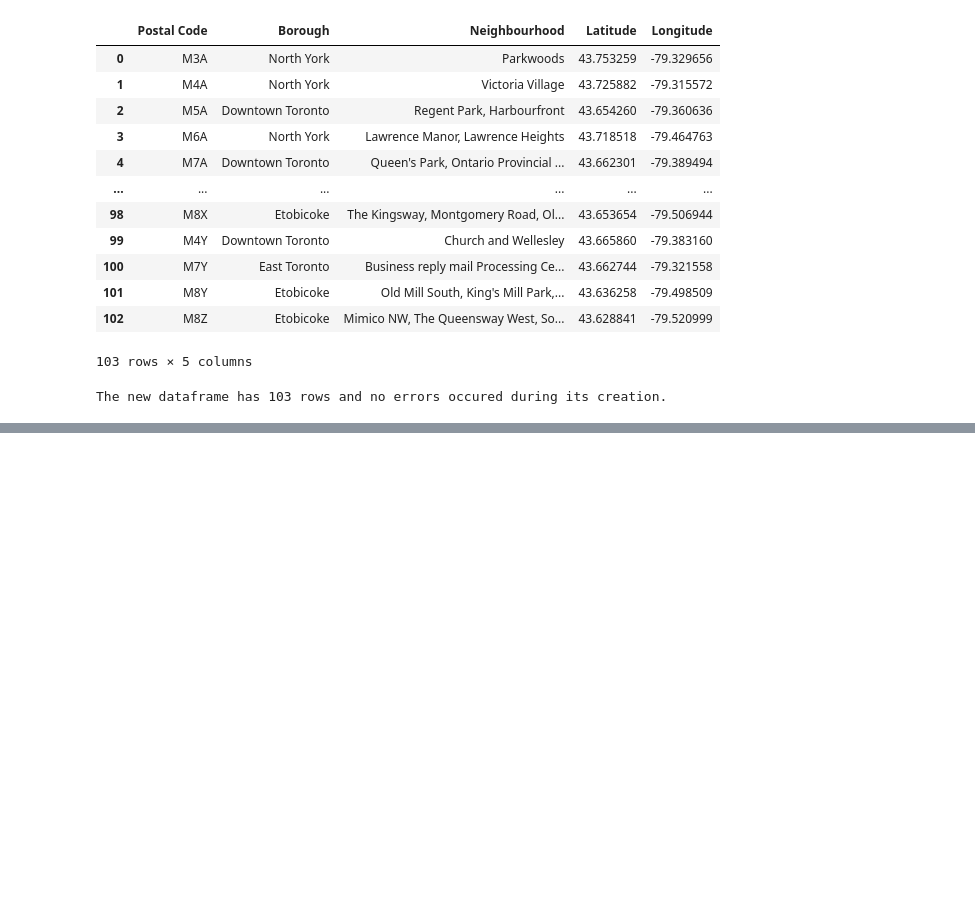
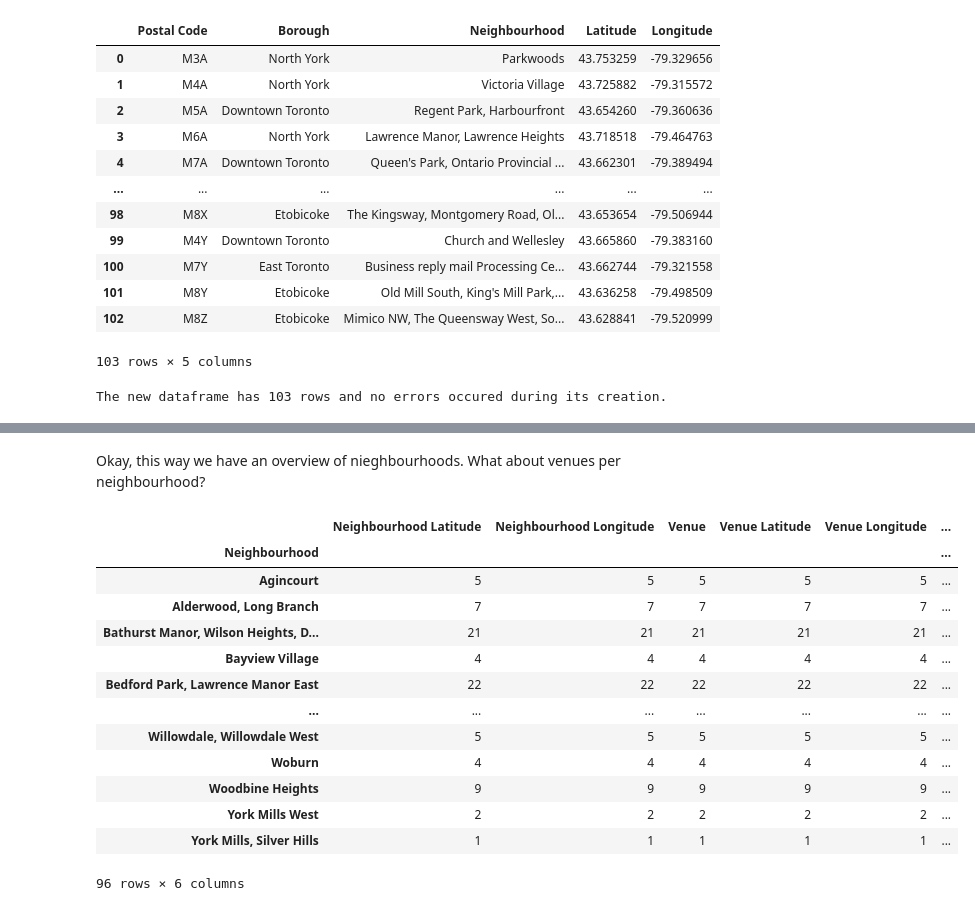
Before and after one commit to ValdsteiN/IBM_Data_Science_certification_course, a Jupyter notebook: 9.Applied Data Science Capstone/Week 3 - Neighborhood Segmentation and Clustering/Week 3 - Final Assignmentof the week.ipynb, the cells around one changed output, grey strips where cells are left out. Drawn from its saved outputs; the diff is of its cells as text; code cells hidden in the pictures; blank space fills up the shorter version.

```diff
--- a/9.Applied Data Science Capstone/Week 3 - Neighborhood Segmentation and Clustering/Week 3 - Final Assignmentof the week.ipynb
+++ b/9.Applied Data Science Capstone/Week 3 - Neighborhood Segmentation and Clustering/Week 3 - Final Assignmentof the week.ipynb
@@ -226,0 +387,19 @@ The new dataframe has 103 rows and no errors occured during its creation.
+# %% [markdown]
+Okay, this way we have an overview of nieghbourhoods. What about venues per neighbourhood?
+# %%
+toronto_venues.groupby('Neighbourhood').count()
+# %% [output]
+|  | Neighbourhood Latitude | Neighbourhood Longitude | Venue | Venue Latitude | Venue Longitude | ... |
+| Neighbourhood |  |  |  |  |  | ... |
+| Agincourt | 5 | 5 | 5 | 5 | 5 | ... |
+| Alderwood, Long Branch | 7 | 7 | 7 | 7 | 7 | ... |
+| Bathurst Manor, Wilson Heights, D... | 21 | 21 | 21 | 21 | 21 | ... |
+| Bayview Village | 4 | 4 | 4 | 4 | 4 | ... |
+| Bedford Park, Lawrence Manor East | 22 | 22 | 22 | 22 | 22 | ... |
+| ... | ... | ... | ... | ... | ... | ... |
+| Willowdale, Willowdale West | 5 | 5 | 5 | 5 | 5 | ... |
+| Woburn | 4 | 4 | 4 | 4 | 4 | ... |
+| Woodbine Heights | 9 | 9 | 9 | 9 | 9 | ... |
+| York Mills West | 2 | 2 | 2 | 2 | 2 | ... |
+| York Mills, Silver Hills | 1 | 1 | 1 | 1 | 1 | ... |
+96 rows × 6 columns
```
Also changed, not shown: parts of 56 cells of this notebook.
